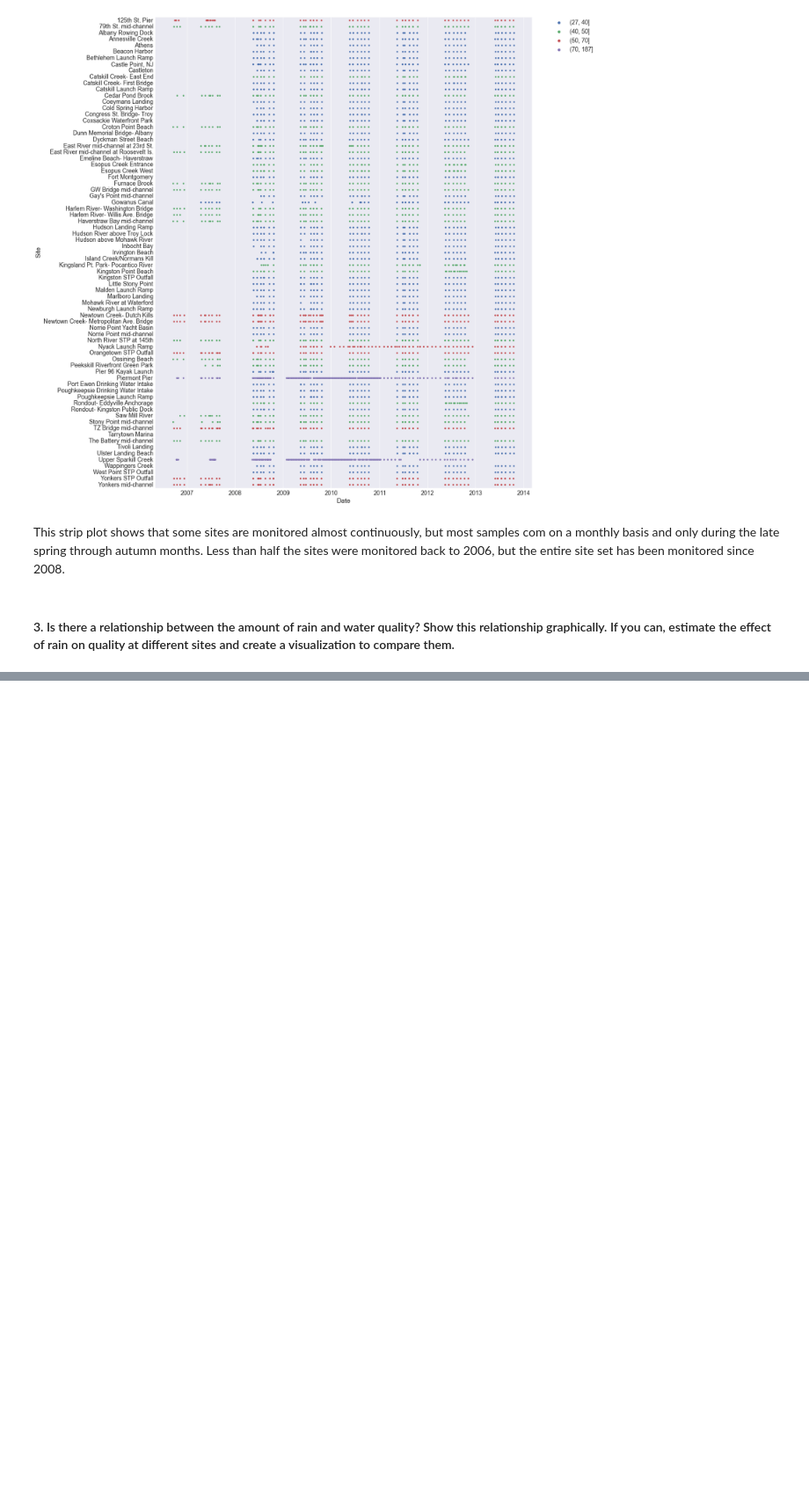
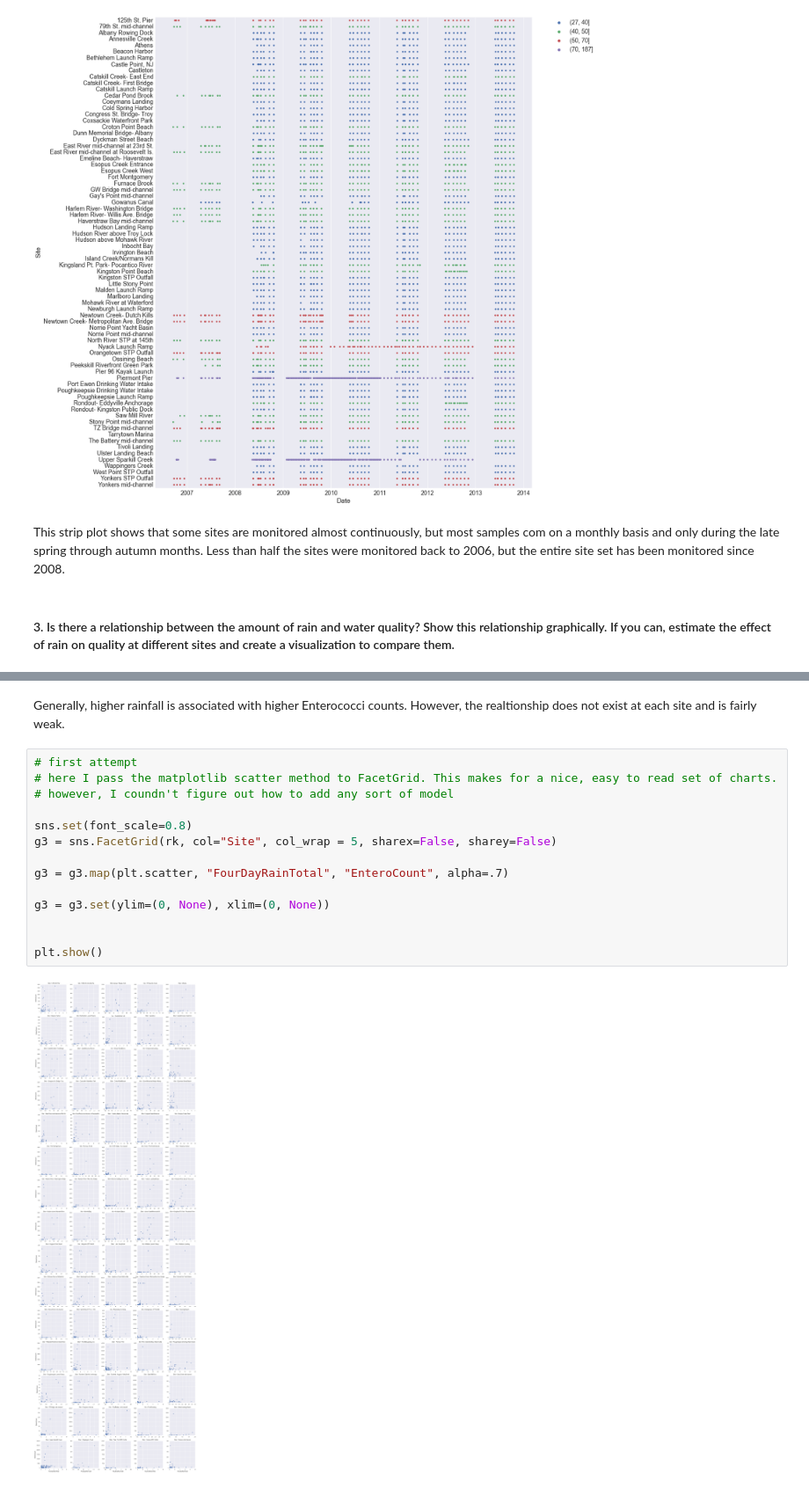
Before and after one commit to jhamski/IS608-DataVisualization-Assignments-Spring2016, a Jupyter notebook: Assignment 4/JamesHamski_assignment_4.ipynb, the cells around one changed output, grey strips where cells are left out. Shown at 88% size. Saved outputs shown, nothing was run; the diff lists cells and outputs as text; blank space fills up the shorter version.

```diff
--- a/Assignment 4/JamesHamski_assignment_4.ipynb
+++ b/Assignment 4/JamesHamski_assignment_4.ipynb
@@ -203,0 +233,18 @@ plt.show()
+# %% [markdown]
+Generally, higher rainfall is associated with higher Enterococci counts. However, the realtionship does not exist at each site and is fairly weak.
+# %%
+# first attempt
+# here I pass the matplotlib scatter method to FacetGrid. This makes for a nice, easy to read set of charts.
+# however, I coundn't figure out how to add any sort of model
+
+sns.set(font_scale=0.8)
+g3 = sns.FacetGrid(rk, col="Site", col_wrap = 5, sharex=False, sharey=False)
+
+g3 = g3.map(plt.scatter, "FourDayRainTotal", "EnteroCount", alpha=.7)
+
+g3 = g3.set(ylim=(0, None), xlim=(0, None))
+
+
+plt.show()
+# %% [output]
+[figure, added]
```
Also changed, not shown: parts of 10 cells of this notebook, 1 other file.
